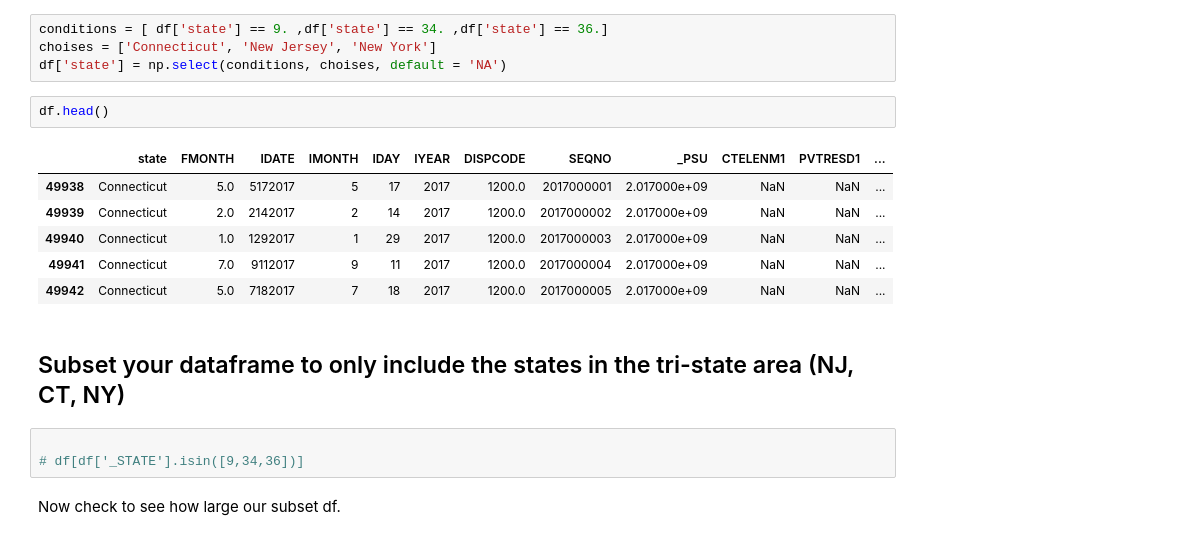
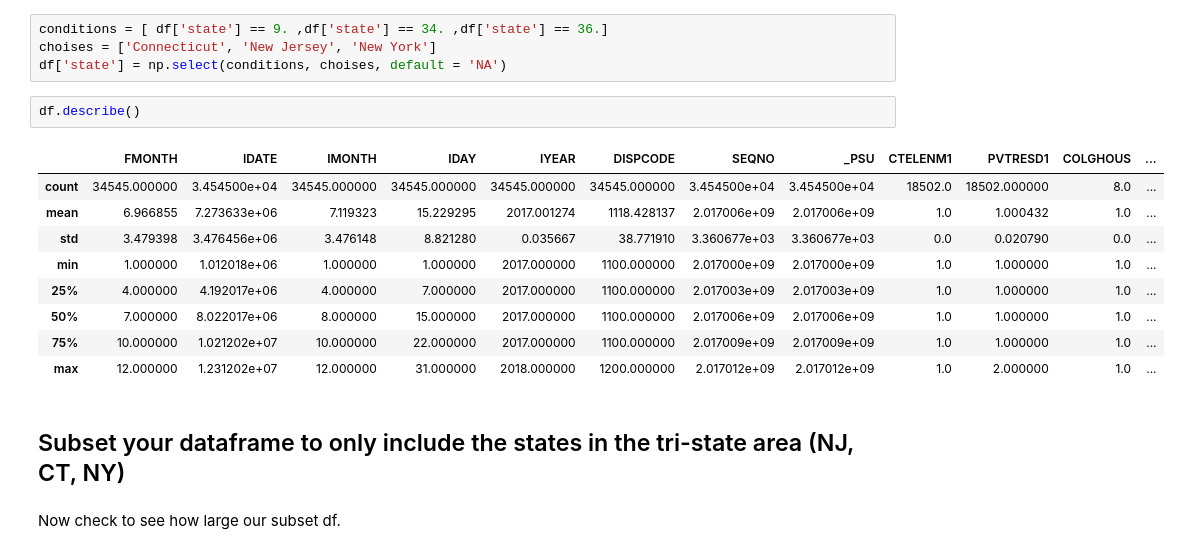
Before and after one commit to vanitoz/nyc-mhtn-ds-120720-lectures, a Jupyter notebook: Phase_1/STATS_case_study/Statistical_Tests_Applied.ipynb, the cells around one changed output. Drawn from its saved outputs; the diff is of its cells as text.

```diff
--- a/Phase_1/STATS_case_study/Statistical_Tests_Applied.ipynb
+++ b/Phase_1/STATS_case_study/Statistical_Tests_Applied.ipynb
@@ -42,19 +45,19 @@ conditions = [ df['state'] == 9. ,df['state'] == 34. ,df['state'] == 36.]
 choises = ['Connecticut', 'New Jersey', 'New York']
 df['state'] = np.select(conditions, choises, default = 'NA')
 # %%
-df.head()
+df.describe()
 # %% [output]
-|  | state | FMONTH | IDATE | IMONTH | IDAY | IYEAR | DISPCODE | SEQNO | _PSU | CTELENM1 | PVTRESD1 | ... |
-| 49938 | Connecticut | 5.0 | 5172017 | 5 | 17 | 2017 | 1200.0 | 2017000001 | 2.017000e+09 | NaN | NaN | ... |
-| 49939 | Connecticut | 2.0 | 2142017 | 2 | 14 | 2017 | 1200.0 | 2017000002 | 2.017000e+09 | NaN | NaN | ... |
-| 49940 | Connecticut | 1.0 | 1292017 | 1 | 29 | 2017 | 1200.0 | 2017000003 | 2.017000e+09 | NaN | NaN | ... |
-| 49941 | Connecticut | 7.0 | 9112017 | 9 | 11 | 2017 | 1200.0 | 2017000004 | 2.017000e+09 | NaN | NaN | ... |
-| 49942 | Connecticut | 5.0 | 7182017 | 7 | 18 | 2017 | 1200.0 | 2017000005 | 2.017000e+09 | NaN | NaN | ... |
+|  | FMONTH | IDATE | IMONTH | IDAY | IYEAR | DISPCODE | SEQNO | _PSU | CTELENM1 | PVTRESD1 | COLGHOUS | ... |
+| count | 34545.000000 | 3.454500e+04 | 34545.000000 | 34545.000000 | 34545.000000 | 34545.000000 | 3.454500e+04 | 3.454500e+04 | 18502.0 | 18502.000000 | 8.0 | ... |
+| mean | 6.966855 | 7.273633e+06 | 7.119323 | 15.229295 | 2017.001274 | 1118.428137 | 2.017006e+09 | 2.017006e+09 | 1.0 | 1.000432 | 1.0 | ... |
+| std | 3.479398 | 3.476456e+06 | 3.476148 | 8.821280 | 0.035667 | 38.771910 | 3.360677e+03 | 3.360677e+03 | 0.0 | 0.020790 | 0.0 | ... |
+| min | 1.000000 | 1.012018e+06 | 1.000000 | 1.000000 | 2017.000000 | 1100.000000 | 2.017000e+09 | 2.017000e+09 | 1.0 | 1.000000 | 1.0 | ... |
+| 25% | 4.000000 | 4.192017e+06 | 4.000000 | 7.000000 | 2017.000000 | 1100.000000 | 2.017003e+09 | 2.017003e+09 | 1.0 | 1.000000 | 1.0 | ... |
+| 50% | 7.000000 | 8.022017e+06 | 8.000000 | 15.000000 | 2017.000000 | 1100.000000 | 2.017006e+09 | 2.017006e+09 | 1.0 | 1.000000 | 1.0 | ... |
+| 75% | 10.000000 | 1.021202e+07 | 10.000000 | 22.000000 | 2017.000000 | 1100.000000 | 2.017009e+09 | 2.017009e+09 | 1.0 | 1.000000 | 1.0 | ... |
+| max | 12.000000 | 1.231202e+07 | 12.000000 | 31.000000 | 2018.000000 | 1200.000000 | 2.017012e+09 | 2.017012e+09 | 1.0 | 2.000000 | 1.0 | ... |
 # %% [markdown]
 ## Subset your dataframe to only include the states in the tri-state area (NJ, CT, NY)
-# %%
-
-# df[df['_STATE'].isin([9,34,36])]
 # %% [markdown]
 Now check to see how large our subset df.
 # %% [markdown]
```
Also changed, not shown: parts of 28 cells of this notebook, 7 other files.
